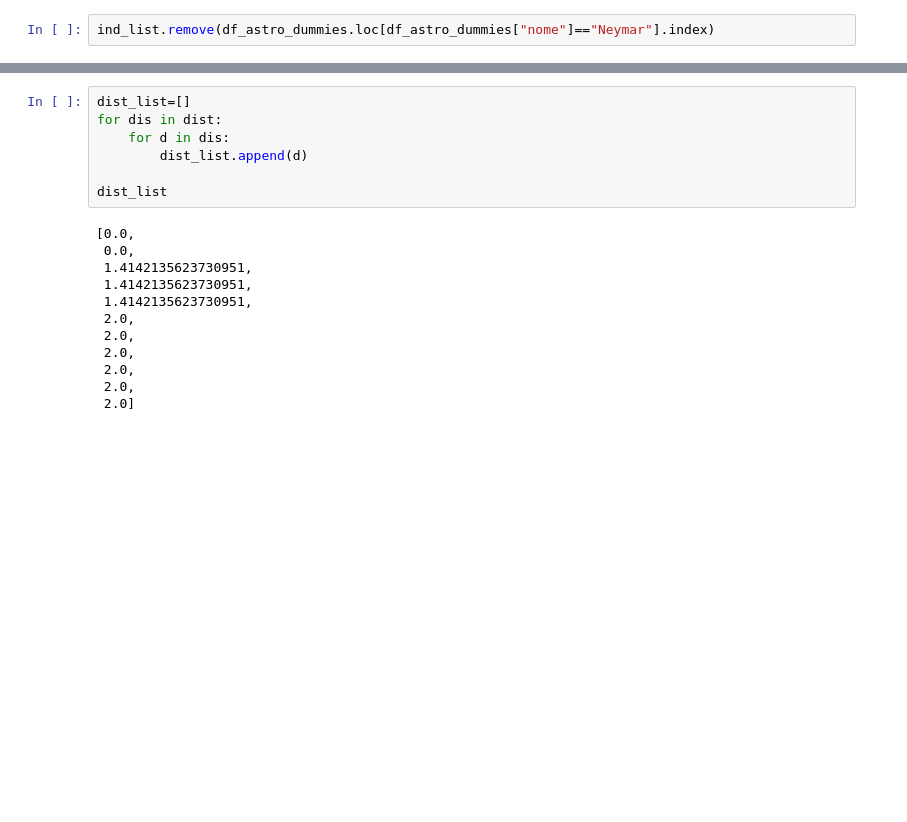
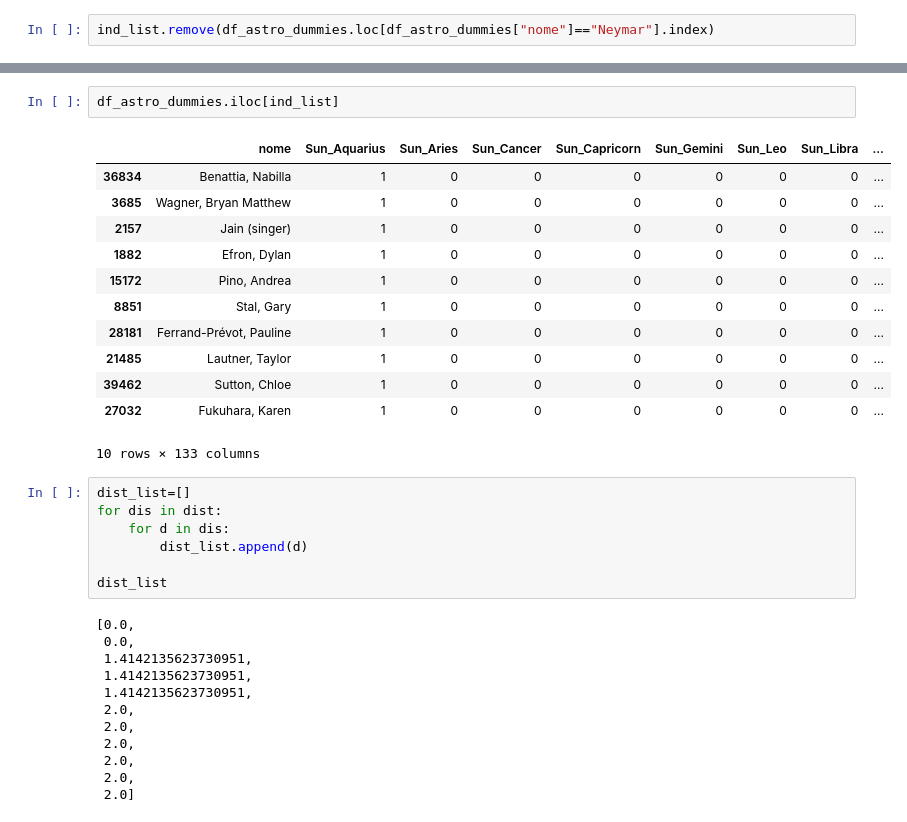
Before and after one commit to pablosivila/bootcamp_ironhack, a Jupyter notebook: projeto final/Projeto_final.ipynb, the cells around one changed output, grey strips where cells are left out. Drawn from its saved outputs; the diff is of its cells as text; blank space fills up the shorter version.

```diff
--- a/projeto final/Projeto_final.ipynb
+++ b/projeto final/Projeto_final.ipynb
@@ -778,3 +793,18 @@ ind_list
+# %%
+df_astro_dummies.iloc[ind_list]
+# %% [output]
+|  | nome | Sun_Aquarius | Sun_Aries | Sun_Cancer | Sun_Capricorn | Sun_Gemini | Sun_Leo | Sun_Libra | ... |
+| 36834 | Benattia, Nabilla | 1 | 0 | 0 | 0 | 0 | 0 | 0 | ... |
+| 3685 | Wagner, Bryan Matthew | 1 | 0 | 0 | 0 | 0 | 0 | 0 | ... |
+| 2157 | Jain (singer) | 1 | 0 | 0 | 0 | 0 | 0 | 0 | ... |
+| 1882 | Efron, Dylan | 1 | 0 | 0 | 0 | 0 | 0 | 0 | ... |
+| 15172 | Pino, Andrea | 1 | 0 | 0 | 0 | 0 | 0 | 0 | ... |
+| 8851 | Stal, Gary | 1 | 0 | 0 | 0 | 0 | 0 | 0 | ... |
+| 28181 | Ferrand-Prévot, Pauline | 1 | 0 | 0 | 0 | 0 | 0 | 0 | ... |
+| 21485 | Lautner, Taylor | 1 | 0 | 0 | 0 | 0 | 0 | 0 | ... |
+| 39462 | Sutton, Chloe | 1 | 0 | 0 | 0 | 0 | 0 | 0 | ... |
+| 27032 | Fukuhara, Karen | 1 | 0 | 0 | 0 | 0 | 0 | 0 | ... |
+10 rows × 133 columns
 # %%
 dist_list=[]
 for dis in dist:
```
Also changed, not shown: parts of 45 cells of this notebook.
